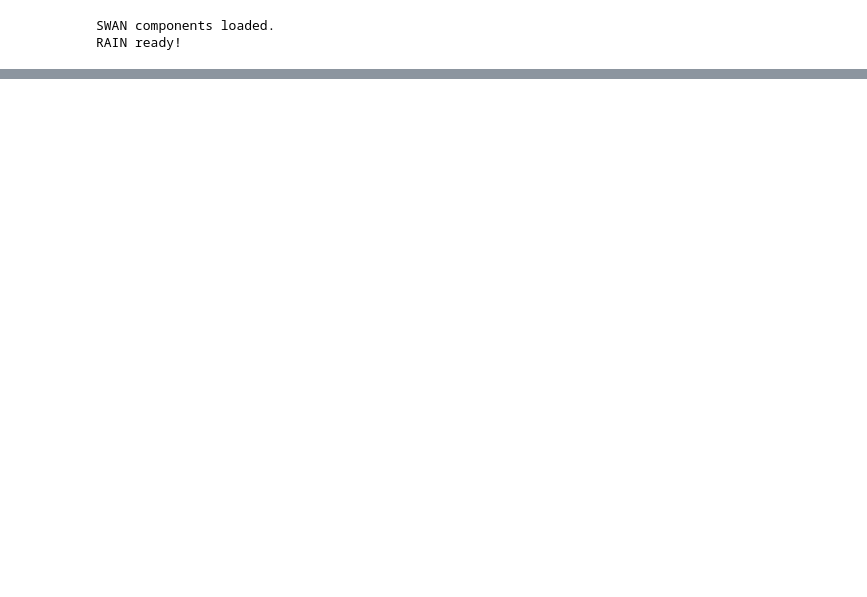
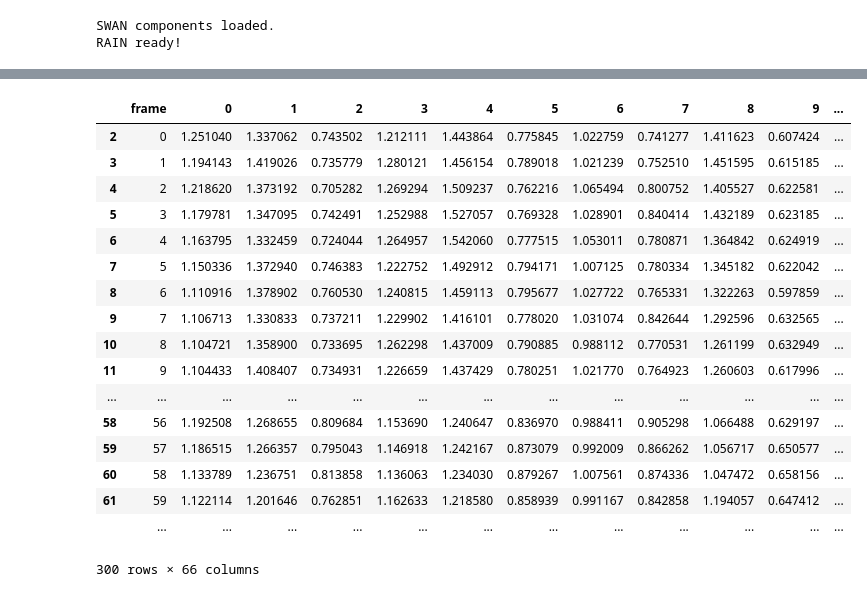
Before and after one commit to aedobyns/lab, a Jupyter notebook: RAIN for Batch Processing.ipynb, the cells around one changed output, grey strips where cells are left out. Saved outputs shown, nothing was run; the diff lists cells and outputs as text; code cells hidden in the pictures; blank space fills up the shorter version.

```diff
--- a/RAIN for Batch Processing.ipynb
+++ b/RAIN for Batch Processing.ipynb
@@ -1945,0 +2031,22 @@ inf
+# %%
+
+data
+# %% [output]
+|  | frame | 0 | 1 | 2 | 3 | 4 | 5 | 6 | 7 | 8 | 9 | ... |
+| 2 | 0 | 1.251040 | 1.337062 | 0.743502 | 1.212111 | 1.443864 | 0.775845 | 1.022759 | 0.741277 | 1.411623 | 0.607424 | ... |
+| 3 | 1 | 1.194143 | 1.419026 | 0.735779 | 1.280121 | 1.456154 | 0.789018 | 1.021239 | 0.752510 | 1.451595 | 0.615185 | ... |
+| 4 | 2 | 1.218620 | 1.373192 | 0.705282 | 1.269294 | 1.509237 | 0.762216 | 1.065494 | 0.800752 | 1.405527 | 0.622581 | ... |
+| 5 | 3 | 1.179781 | 1.347095 | 0.742491 | 1.252988 | 1.527057 | 0.769328 | 1.028901 | 0.840414 | 1.432189 | 0.623185 | ... |
+| 6 | 4 | 1.163795 | 1.332459 | 0.724044 | 1.264957 | 1.542060 | 0.777515 | 1.053011 | 0.780871 | 1.364842 | 0.624919 | ... |
+| 7 | 5 | 1.150336 | 1.372940 | 0.746383 | 1.222752 | 1.492912 | 0.794171 | 1.007125 | 0.780334 | 1.345182 | 0.622042 | ... |
+| 8 | 6 | 1.110916 | 1.378902 | 0.760530 | 1.240815 | 1.459113 | 0.795677 | 1.027722 | 0.765331 | 1.322263 | 0.597859 | ... |
+| 9 | 7 | 1.106713 | 1.330833 | 0.737211 | 1.229902 | 1.416101 | 0.778020 | 1.031074 | 0.842644 | 1.292596 | 0.632565 | ... |
+| 10 | 8 | 1.104721 | 1.358900 | 0.733695 | 1.262298 | 1.437009 | 0.790885 | 0.988112 | 0.770531 | 1.261199 | 0.632949 | ... |
+| 11 | 9 | 1.104433 | 1.408407 | 0.734931 | 1.226659 | 1.437429 | 0.780251 | 1.021770 | 0.764923 | 1.260603 | 0.617996 | ... |
+| ... | ... | ... | ... | ... | ... | ... | ... | ... | ... | ... | ... | ... |
+| 58 | 56 | 1.192508 | 1.268655 | 0.809684 | 1.153690 | 1.240647 | 0.836970 | 0.988411 | 0.905298 | 1.066488 | 0.629197 | ... |
+| 59 | 57 | 1.186515 | 1.266357 | 0.795043 | 1.146918 | 1.242167 | 0.873079 | 0.992009 | 0.866262 | 1.056717 | 0.650577 | ... |
+| 60 | 58 | 1.133789 | 1.236751 | 0.813858 | 1.136063 | 1.234030 | 0.879267 | 1.007561 | 0.874336 | 1.047472 | 0.658156 | ... |
+| 61 | 59 | 1.122114 | 1.201646 | 0.762851 | 1.162633 | 1.218580 | 0.858939 | 0.991167 | 0.842858 | 1.194057 | 0.647412 | ... |
+|  | ... | ... | ... | ... | ... | ... | ... | ... | ... | ... | ... | ... |
+300 rows × 66 columns
```
Also changed, not shown: parts of 6 cells of this notebook.
